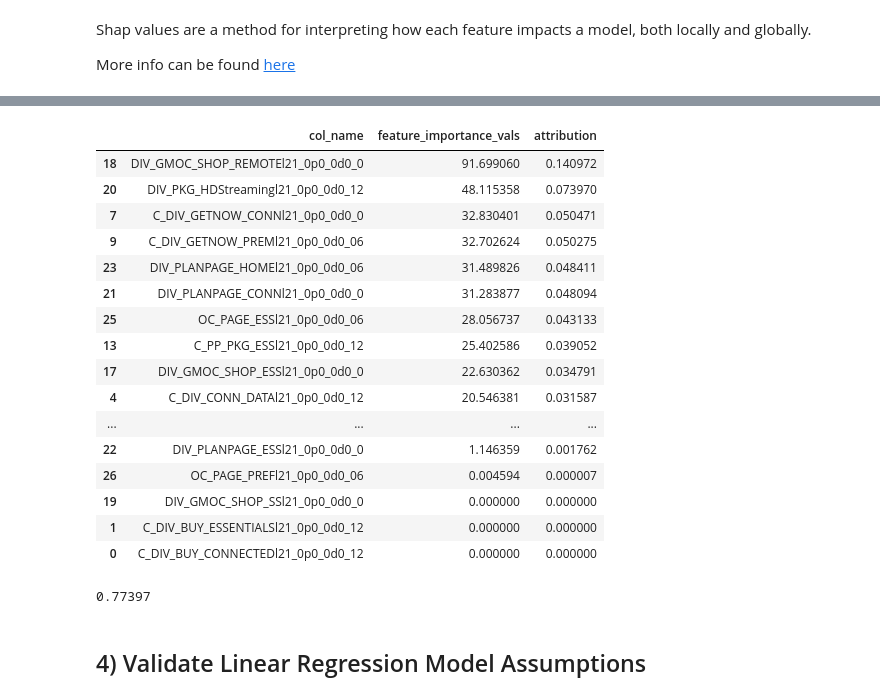
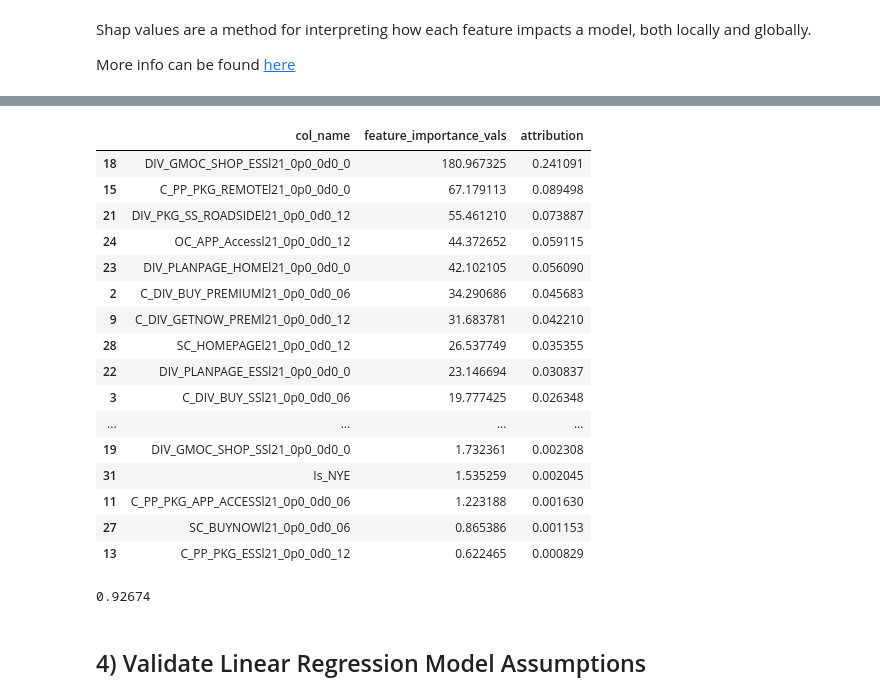
Before and after one commit to zzWIInTer/zz_onstar_rba, a Jupyter notebook: Regularized Regression.ipynb, the cells around one changed output, grey strips where cells are left out. Cells and saved outputs as stored; diff of their text form; code cells hidden in the pictures.

```diff
--- a/Regularized Regression.ipynb
+++ b/Regularized Regression.ipynb
@@ -131,7 +134,7 @@ df_raw = pd.read_csv(file_name)
 df_raw.fillna(0, inplace=True)
 
 df=df_raw.copy()
-#df=df_raw.drop(columns=['DIV_WYG_PPl21_0p0_0d0_12'],axis=1).copy()
+df=df.drop(columns=['DIV_WYG_PPl21_0p0_0d0_0'],axis=1).copy()
 
 #df = df.drop(columns = ['DIV_PKG_SS_ROADSIDEl21_0p0_0d0_0','DIV_PKG_SS_CRASHl21_0p0_0d0_06'])
 #df = df.drop(columns = ['DIV_PKG_SS_ROADSIDEl21_0p0_0d0_0','DIV_PKG_SS_CRASHl21_0p0_0d0_06', 'C_PP_PKG_REMOTEl21_0p0_0d0_0'])
@@ -213,8 +216,10 @@ from sklearn.linear_model import Ridge
 import numpy as np
 
 # Fit the Ridge model
-ridge_reg = Ridge(alpha=1.0)  # You can adjust the alpha value as needed
-#ridge_reg = Ridge(alpha=10.0)  # Based on CV optimization
+
+#ridge_reg = Ridge(alpha=1.0)  # You can adjust the alpha value as needed
+ridge_reg = Ridge(alpha=10.0)  # Based on CV optimization
+
 ridge_reg.fit(X, y)
 reg_optimal_alpha_ridge = ridge_reg.fit(X, y)
 
@@ -308,8 +313,10 @@ from sklearn.linear_model import Lasso
 import numpy as np
 
 # Fit the Lasso model
-lasso_reg = Lasso(alpha=1.0)  # You can adjust the alpha value as needed
-#lasso_reg = Lasso(alpha=10.0)  # Set Alpha = 10 based on CV optimization
+
+#lasso_reg = Lasso(alpha=1.0)  # You can adjust the alpha value as needed
+lasso_reg = Lasso(alpha=10.0)  # Set Alpha = 10 based on CV optimization
+
 lasso_reg.fit(X, y)
 
 reg_optimal_alpha_lasso = lasso_reg.fit(X, y)
@@ -536,10 +550,10 @@ More info can be found [here](https://shap.readthedocs.io/en/latest/index.html)
 #explainer = shap.Explainer(reg.predict,X)
 
 ## Using optimized Alpha for Ridge
-#explainer = shap.Explainer(reg_optimal_alpha_ridge.predict,X)
+explainer = shap.Explainer(reg_optimal_alpha_ridge.predict,X)
 
 ## Using optimized Alpha for Lasso
-explainer = shap.Explainer(reg_optimal_alpha_lasso.predict,X)
+#explainer = shap.Explainer(reg_optimal_alpha_lasso.predict,X)
 
 ## Calculate the shap values
 shap_values = explainer(X)
@@ -575,33 +587,35 @@ feature_importance
 # %%
 # rescale the shap values to result in a scale rleative to total r-squared
 
 sum_feature_imp = feature_importance.feature_importance_vals.sum()
-scale_factor = reg.score(X,y)
+scale_factor = reg_optimal_alpha_ridge.score(X,y)
+
+#scale_factor = reg_optimal_alpha_lasso.score(X,y)
 
 feature_importance['attribution'] = feature_importance.feature_importance_vals / (sum_feature_imp / scale_factor)
 feature_importance
 # %% [output]
 |  | col_name | feature_importance_vals | attribution |
-| 18 | DIV_GMOC_SHOP_REMOTEl21_0p0_0d0_0 | 91.699060 | 0.140972 |
-| 20 | DIV_PKG_HDStreamingl21_0p0_0d0_12 | 48.115358 | 0.073970 |
-| 7 | C_DIV_GETNOW_CONNl21_0p0_0d0_0 | 32.830401 | 0.050471 |
-| 9 | C_DIV_GETNOW_PREMl21_0p0_0d0_06 | 32.702624 | 0.050275 |
-| 23 | DIV_PLANPAGE_HOMEl21_0p0_0d0_06 | 31.489826 | 0.048411 |
-| 21 | DIV_PLANPAGE_CONNl21_0p0_0d0_0 | 31.283877 | 0.048094 |
-| 25 | OC_PAGE_ESSl21_0p0_0d0_06 | 28.056737 | 0.043133 |
-| 13 | C_PP_PKG_ESSl21_0p0_0d0_12 | 25.402586 | 0.039052 |
-| 17 | DIV_GMOC_SHOP_ESSl21_0p0_0d0_0 | 22.630362 | 0.034791 |
-| 4 | C_DIV_CONN_DATAl21_0p0_0d0_12 | 20.546381 | 0.031587 |
+| 18 | DIV_GMOC_SHOP_ESSl21_0p0_0d0_0 | 180.967325 | 0.241091 |
+| 15 | C_PP_PKG_REMOTEl21_0p0_0d0_0 | 67.179113 | 0.089498 |
+| 21 | DIV_PKG_SS_ROADSIDEl21_0p0_0d0_12 | 55.461210 | 0.073887 |
+| 24 | OC_APP_Accessl21_0p0_0d0_12 | 44.372652 | 0.059115 |
+| 23 | DIV_PLANPAGE_HOMEl21_0p0_0d0_0 | 42.102105 | 0.056090 |
+| 2 | C_DIV_BUY_PREMIUMl21_0p0_0d0_06 | 34.290686 | 0.045683 |
+| 9 | C_DIV_GETNOW_PREMl21_0p0_0d0_12 | 31.683781 | 0.042210 |
+| 28 | SC_HOMEPAGEl21_0p0_0d0_12 | 26.537749 | 0.035355 |
+| 22 | DIV_PLANPAGE_ESSl21_0p0_0d0_0 | 23.146694 | 0.030837 |
+| 3 | C_DIV_BUY_SSl21_0p0_0d0_06 | 19.777425 | 0.026348 |
 | ... | ... | ... | ... |
-| 22 | DIV_PLANPAGE_ESSl21_0p0_0d0_0 | 1.146359 | 0.001762 |
-| 26 | OC_PAGE_PREFl21_0p0_0d0_06 | 0.004594 | 0.000007 |
-| 19 | DIV_GMOC_SHOP_SSl21_0p0_0d0_0 | 0.000000 | 0.000000 |
-| 1 | C_DIV_BUY_ESSENTIALSl21_0p0_0d0_12 | 0.000000 | 0.000000 |
-| 0 | C_DIV_BUY_CONNECTEDl21_0p0_0d0_12 | 0.000000 | 0.000000 |
+| 19 | DIV_GMOC_SHOP_SSl21_0p0_0d0_0 | 1.732361 | 0.002308 |
+| 31 | Is_NYE | 1.535259 | 0.002045 |
+| 11 | C_PP_PKG_APP_ACCESSl21_0p0_0d0_06 | 1.223188 | 0.001630 |
+| 27 | SC_BUYNOWl21_0p0_0d0_06 | 0.865386 | 0.001153 |
+| 13 | C_PP_PKG_ESSl21_0p0_0d0_12 | 0.622465 | 0.000829 |
 # %%
 round(feature_importance.attribution.sum(),5)
 # %% [output]
-0.77397
+0.92674
 # %% [markdown]
 ## 4) Validate Linear Regression Model Assumptions
 # %% [markdown]
```
Also changed, not shown: parts of 19 cells of this notebook.
